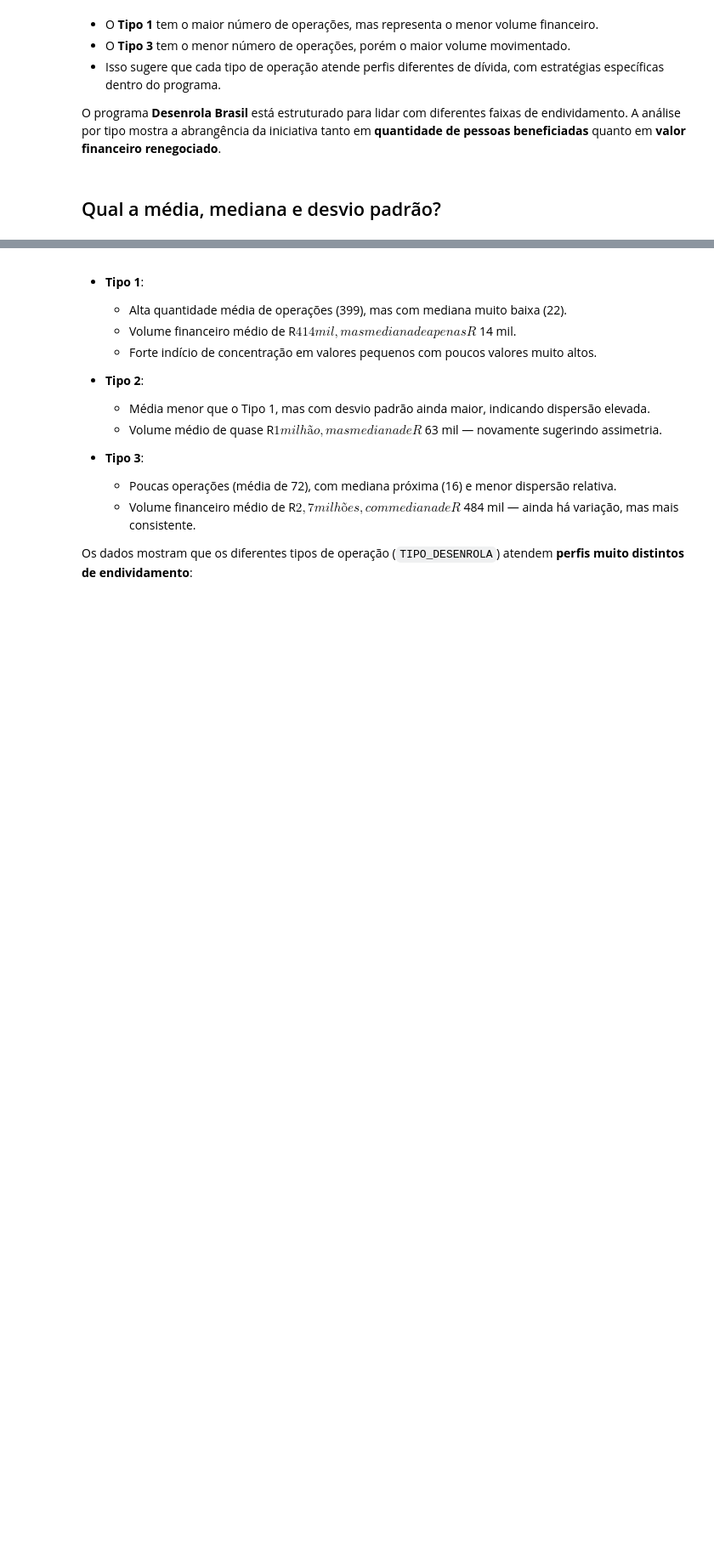
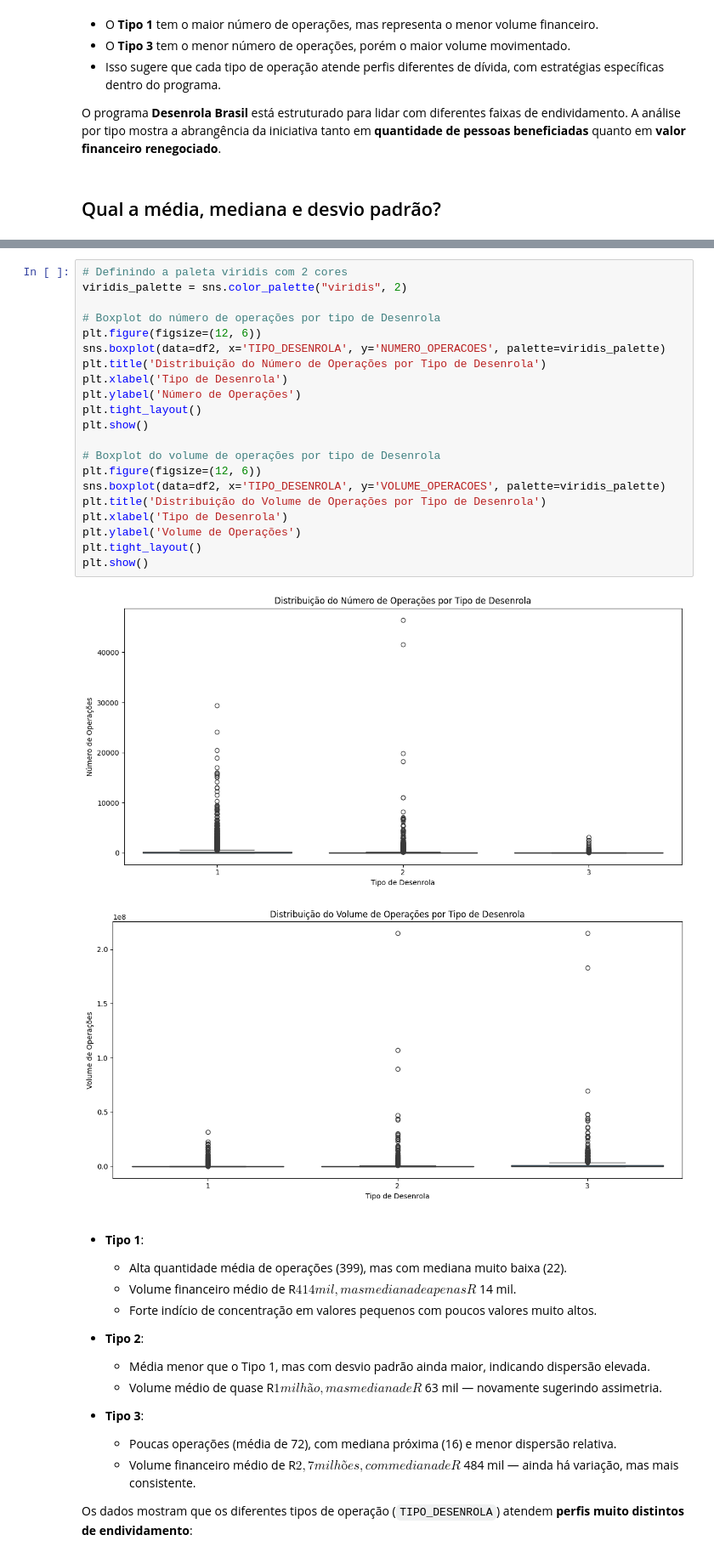
Before and after one commit to rafaelporfiriobarros/desenrola_brasil, a Jupyter notebook: notebooks/eda.ipynb, the cells around one changed output, grey strips where cells are left out. Shown at 85% size. Drawn from its saved outputs; the diff is of its cells as text; blank space fills up the shorter version.

```diff
--- a/notebooks/eda.ipynb
+++ b/notebooks/eda.ipynb
@@ -189,3 +189,27 @@ df_estatisticas
+# %%
+# Definindo a paleta viridis com 2 cores
+viridis_palette = sns.color_palette("viridis", 2)
+
+# Boxplot do número de operações por tipo de Desenrola
+plt.figure(figsize=(12, 6))
+sns.boxplot(data=df2, x='TIPO_DESENROLA', y='NUMERO_OPERACOES', palette=viridis_palette)
+plt.title('Distribuição do Número de Operações por Tipo de Desenrola')
+plt.xlabel('Tipo de Desenrola')
+plt.ylabel('Número de Operações')
+plt.tight_layout()
+plt.show()
+
+# Boxplot do volume de operações por tipo de Desenrola
+plt.figure(figsize=(12, 6))
+sns.boxplot(data=df2, x='TIPO_DESENROLA', y='VOLUME_OPERACOES', palette=viridis_palette)
+plt.title('Distribuição do Volume de Operações por Tipo de Desenrola')
+plt.xlabel('Tipo de Desenrola')
+plt.ylabel('Volume de Operações')
+plt.tight_layout()
+plt.show()
+# %% [output]
+[figure, added]
+[figure, added]
 # %% [markdown]
 - **Tipo 1**:
   - Alta quantidade média de operações (399), mas com mediana muito baixa (22).
```
Also changed, not shown: parts of 36 cells of this notebook, 1 other file.
